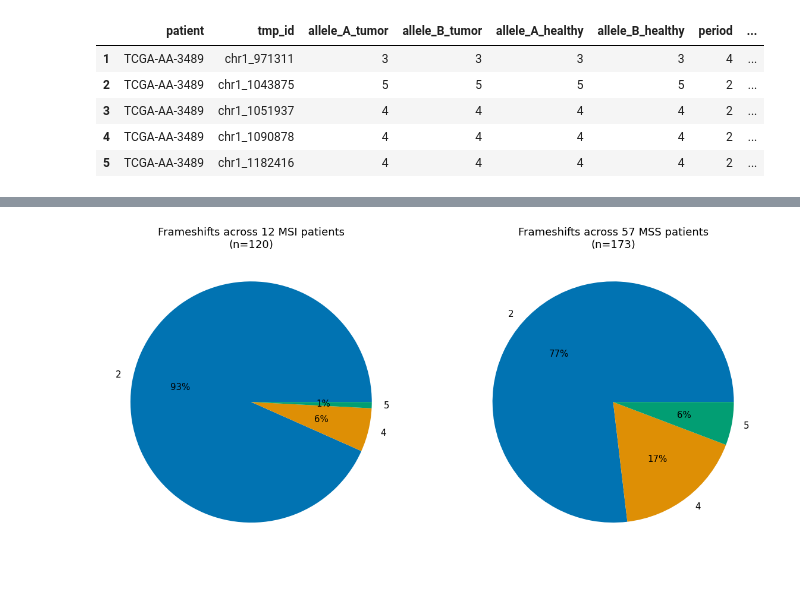
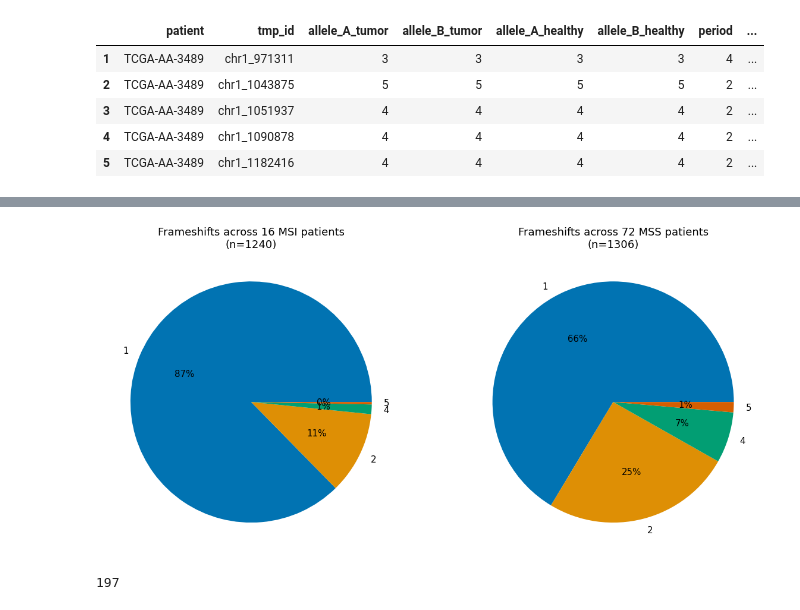
Before and after one commit to maverbiest/genotype_strs, a Jupyter notebook: scripts/analyse_variation/find_frameshifts.ipynb, the cells around one changed output, grey strips where cells are left out. Drawn from its saved outputs; the diff is of its cells as text; code cells hidden in the pictures.

Commit message:
More work on detecting frameshift mutations and eSTR variation

```diff
--- a/scripts/analyse_variation/find_frameshifts.ipynb
+++ b/scripts/analyse_variation/find_frameshifts.ipynb
@@ -41,7 +46,7 @@ df_patient_variation[df_patient_variation["patient_len_diff"] > 0].head()
 df_patient_variation_filt = (
     df_patient_variation
         .merge(df_str_info, how="left", on="tmp_id", suffixes=(None, "_tmp"))
-        .query("not in_segdup and neighbour_type == 'no_neighbour' and period > 1")
+        .query("not in_segdup and neighbour_type == 'no_neighbour' and period > 0")
         .loc[:, df_patient_variation.columns]
 )
 
@@ -84,7 +90,7 @@ plt.show()
 df_patient_variation_filt = (
     df_patient_variation_filt
         .groupby('patient')
-        .filter(lambda x: len(x) >= 5000)
+        .filter(lambda x: len(x) > 5000)
         .reset_index()
 )
 
@@ -272,23 +296,38 @@ dtype: int64
 # %%
 plt.rc('font', size=15)
 fig, (ax1, ax2) = plt.subplots(1, 2, figsize=(20, 20))
 
 ax1.pie(
     df_fs[df_fs["MSI"] == "MSI"].groupby("period").size(),
     labels=df_fs[df_fs["MSI"] == "MSI"].groupby("period").size().index,
-    colors=sns.color_palette('colorblind')[0:5],
+    colors=sns.color_palette('colorblind')[0:6],
     autopct='%.0f%%'
 )
-ax1.set(title=f"Frameshifts across 12 MSI patients\n(n={df_fs[df_fs['MSI'] == 'MSI'].groupby('period').size().sum()})")
+ax1.set(title=f"Frameshifts across 16 MSI patients\n(n={df_fs[df_fs['MSI'] == 'MSI'].groupby('period').size().sum()})")
 
 ax2.pie(
     df_fs[df_fs["MSI"] == "MSS"].groupby("period").size(),
     labels=df_fs[df_fs["MSI"] == "MSS"].groupby("period").size().index,
-    colors=sns.color_palette('colorblind')[0:5],
+    colors=sns.color_palette('colorblind')[0:6],
     autopct='%.0f%%'
 )
-ax2.set(title=f"Frameshifts across 57 MSS patients\n(n={df_fs[df_fs['MSI'] == 'MSS'].groupby('period').size().sum()})")
+ax2.set(title=f"Frameshifts across 72 MSS patients\n(n={df_fs[df_fs['MSI'] == 'MSS'].groupby('period').size().sum()})")
+
+# ax2.pie(
+#     df_fs.groupby("period").size(),
+#     labels=df_fs.groupby("period").size().index,
+#     colors=sns.color_palette('colorblind')[0:6],
+#     autopct='%.0f%%'
+# )
+# ax2.set(title=f"Frameshifts across 88 patients\n(n={df_fs.shape[0]})")
 
 plt.show()
 # %% [output]
-[figure, old version]
+[figure, new version]
+# %%
+msi_fs_loci = set(df_fs[df_fs["MSI"]  == "MSI"].tmp_id.unique())
+mss_fs_loci = set(df_fs[df_fs["MSI"]  == "MSS"].tmp_id.unique())
+
+len(msi_fs_loci.difference(mss_fs_loci))
+# %% [output]
+197
```
Also changed, not shown: parts of 15 cells of this notebook, 2 other files.
